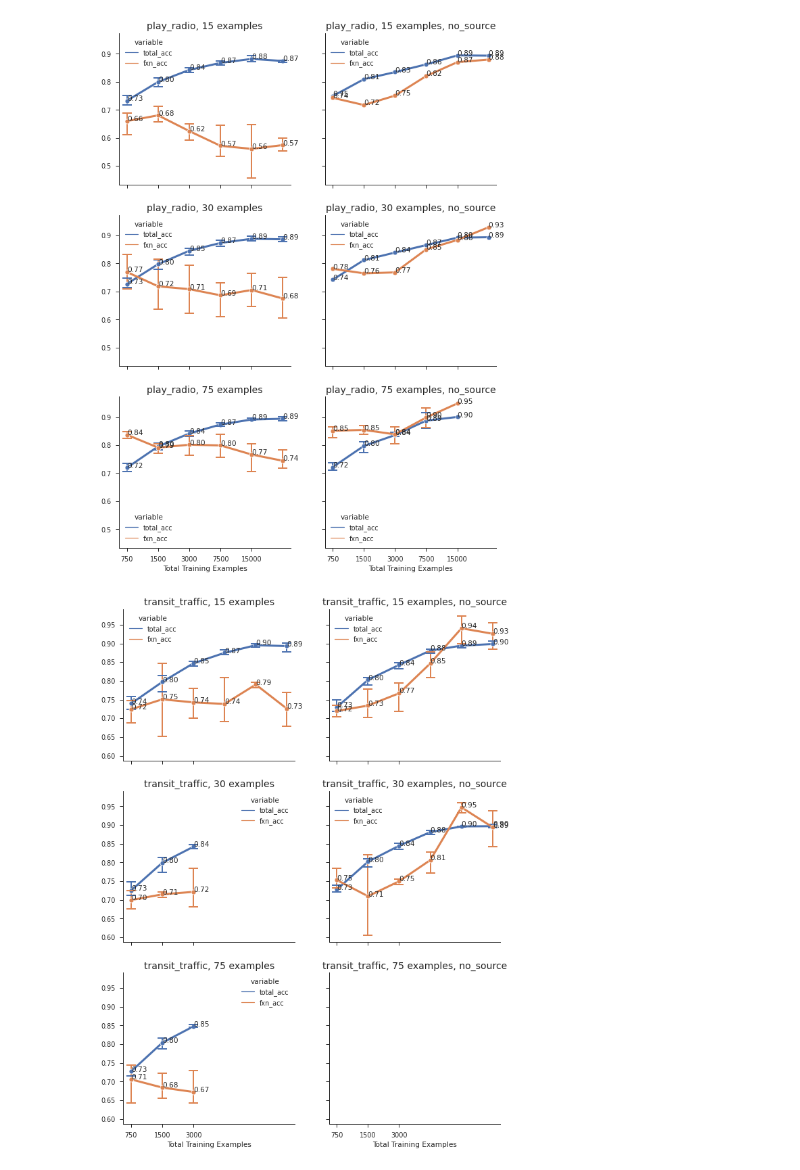
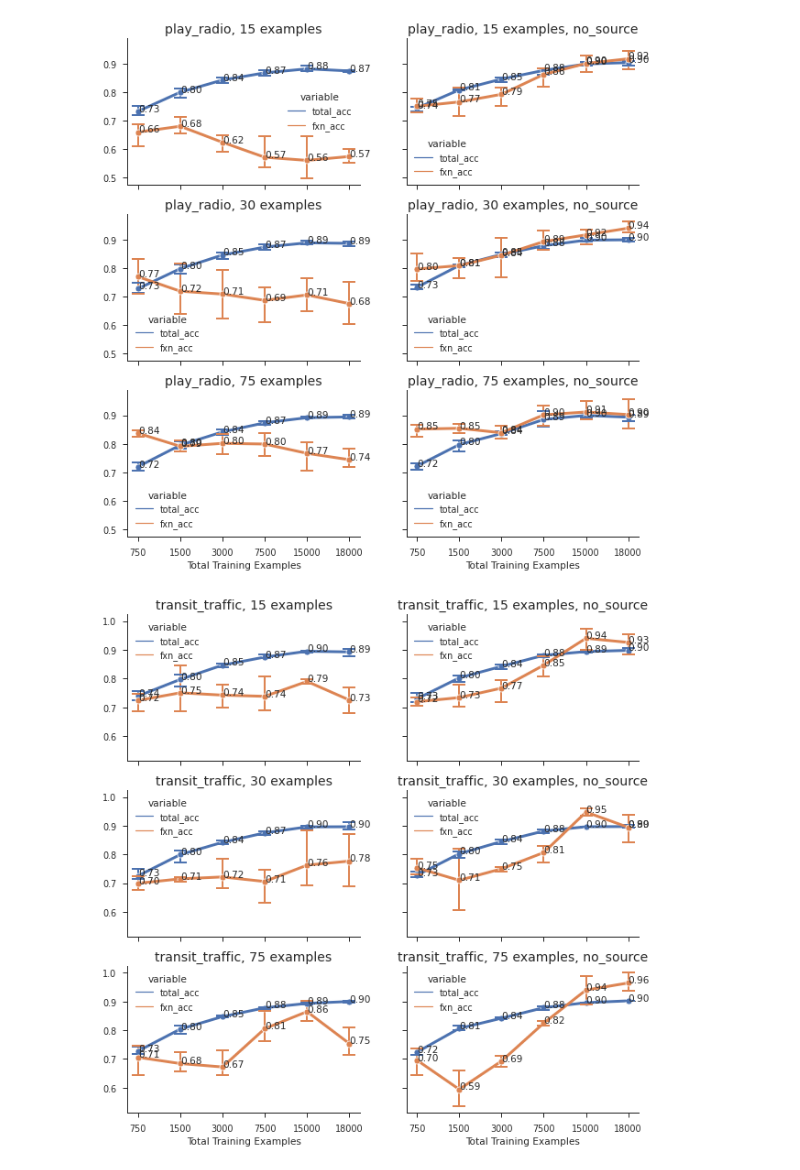
Before and after one commit to esteng/calibration_miso, a Jupyter notebook: intent/plots.ipynb, the cells around one changed output. Drawn from its saved outputs; the diff is of its cells as text; code cells hidden in the pictures.

```diff
--- a/intent/plots.ipynb
+++ b/intent/plots.ipynb
@@ -15,8 +15,11 @@ def get_data_from_dir(root_data_dir, fxn, seeds):
     root_data_dir = pathlib.Path(root_data_dir).joinpath(str(fxn))
     for seed in seeds:
         data_dir = root_data_dir.joinpath(f"{seed}_seed")
-        #print(data_dir.glob("*/test_metrics.json"))
-        for path in data_dir.glob("*/test_metrics.json"):
+
+        globs = [x for x in data_dir.glob("*/test_metrics.json")]
+        globs = sorted(globs, key = lambda x: int(x.parent.name.split("_")[0]))
+
+        for path in globs:
             try:
                 data = json.load(open(path))
             except json.JSONDecodeError:
@@ -31,9 +34,10 @@ def get_data_from_dir(root_data_dir, fxn, seeds):
             to_add = {"train": str(num_train), "function": num_fxn, "seed": seed,
                      "total_acc": data['acc'], "fxn_acc": data[f"{fxn}_acc"]}
             all_data = all_data.append(to_add, ignore_index=True)
+
     return all_data
 
-def plot(data_dir, fxn, seeds = [12, 31, 50], title=None, savepath=None, fixed_axis=False, xs = [750, 1500, 3000, 7500, 15000, 18000], ax = None, fxn_split = 15):
+def plot(data_dir, fxn, seeds = [12, 31, 64], title=None, savepath=None, fixed_axis=False, xs = [750, 1500, 3000, 7500, 15000, 18000], ax = None, fxn_split = 15):
 
     data = get_data_from_dir(data_dir, fxn, seeds)
     data = data[data['function'] == fxn_split]
@@ -91,3 +95,10 @@ def plot(data_dir, fxn, seeds = [12, 31, 50], title=None, savepath=None, fixed_a
     if savepath is not None:
         plt.tight_layout()
         plt.savefig(savepath)
+# %%
+
+fig, ax = plt.subplots(3, 1, sharex=True, sharey=True, figsize = (5, 10))
+
+splits = [ 15, 30, 75]
+for i in range(len(splits)):
+    plot("/brtx/603-nvme1/estengel/intent/", 50, [12, 31, 64], title = f"play_radio, {splits[i]} examples", fxn_split=splits[i], ax=ax[i])
@@ -94,7 +107,7 @@ def plot(data_dir, fxn, seeds = [12, 31, 50], title=None, savepath=None, fixed_a
 # %%
 
-fig, ax = plt.subplots(3, 1, sharex=True, sharey=True, figsize = (5, 14))
+fig, ax = plt.subplots(3, 1, sharex=True, sharey=True, figsize = (5, 10))
 
 splits = [ 15, 30, 75]
 for i in range(len(splits)):
-    plot("/srv/local1/estengel/intent/", 50, [12, 31, 64], title = f"play_radio, {splits[i]} examples", fxn_split=splits[i], ax=ax[i])
+    plot("/srv/local1/estengel/intent/", 66, [12, 31, 64], title = f"transit_traffic, {splits[i]} examples", fxn_split=splits[i], ax=ax[i])
@@ -131,20 +129,21 @@ for i in range(len(splits)):
 # %%
 
-fig, ax = plt.subplots(3, 2, sharex=True, sharey=True, figsize = (10, 14))
+fig, ax = plt.subplots(3, 2, sharex=True, sharey=True, figsize = (10, 10))
 
-splits = [ 15, 30, 75]
+splits = [15, 30, 75]
+# splits=[15]
 for i in range(len(splits)):
-    plot("/srv/local1/estengel/intent/", 50, [12, 31, 64], title = f"play_radio, {splits[i]} examples", fxn_split=splits[i], ax=ax[i,0])
-    plot("/srv/local1/estengel/intent_no_source_triggers/", 50, [12, 31, 64], title = f"play_radio, {splits[i]} examples, no_source", fxn_split=splits[i], ax=ax[i,1])
+    plot("/brtx/603-nvme1/estengel/intent/", 50, [12, 31, 64], title = f"play_radio, {splits[i]} examples", fxn_split=splits[i], ax=ax[i,0])
+    plot("/brtx/604-nvme1/estengel/intent_no_source_triggers/", 50, [12, 31, 64], title = f"play_radio, {splits[i]} examples, no_source", fxn_split=splits[i], ax=ax[i,1])
 # %% [output]
-[figure, old version]
+[figure, new version]
 # %%
 
-fig, ax = plt.subplots(3, 2, sharex=True, sharey=True, figsize = (10, 14))
+fig, ax = plt.subplots(3, 2, sharex=True, sharey=True, figsize = (10, 10))
 
 splits = [ 15, 30, 75]
 for i in range(len(splits)):
-    plot("/srv/local1/estengel/intent/", 66, [12, 31, 64], title = f"transit_traffic, {splits[i]} examples", fxn_split=splits[i], ax=ax[i,0])
-    plot("/srv/local1/estengel/intent_no_source_triggers/", 66, [12, 31, 64], title = f"transit_traffic, {splits[i]} examples, no_source", fxn_split=splits[i], ax=ax[i,1])
+    plot("/brtx/603-nvme1/estengel/intent/", 66, [12, 31, 64], title = f"transit_traffic, {splits[i]} examples", fxn_split=splits[i], ax=ax[i,0])
+    plot("/brtx/603-nvme1/estengel/intent_no_source_triggers/", 66, [12, 31, 64], title = f"transit_traffic, {splits[i]} examples, no_source", fxn_split=splits[i], ax=ax[i,1])
 # %% [output]
-[figure, old version]
+[figure, new version]
```
Also changed, not shown: parts of 12 cells of this notebook, 11 other files.
